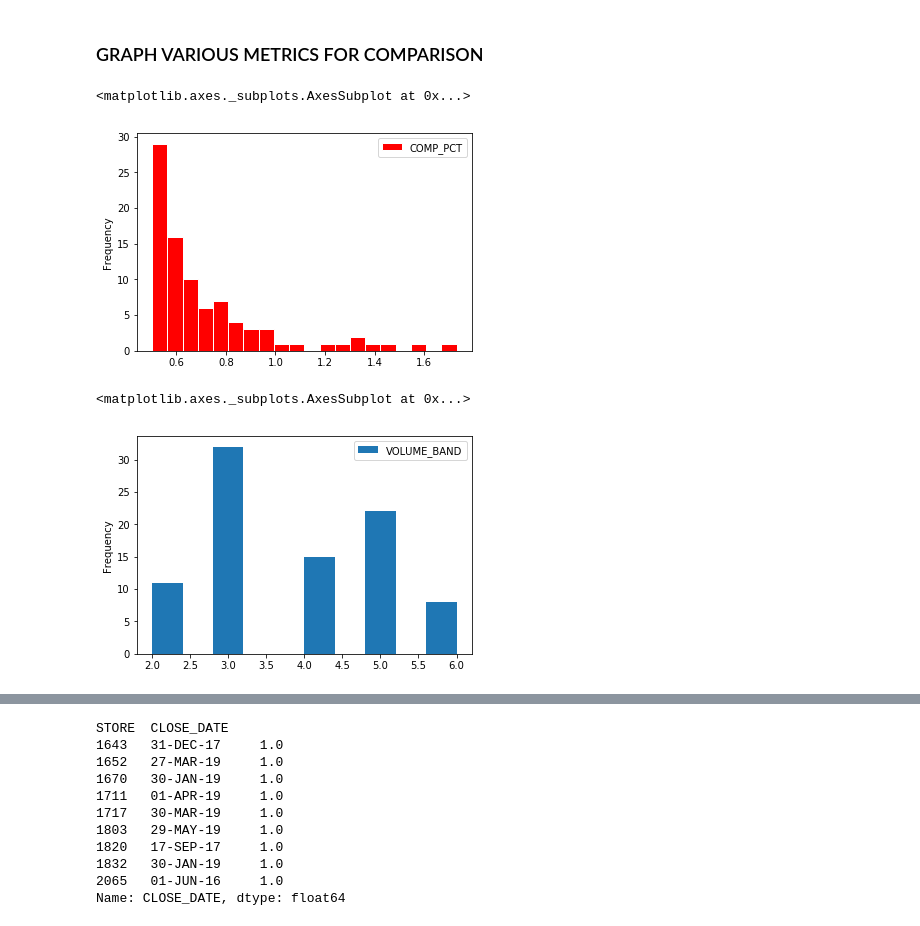
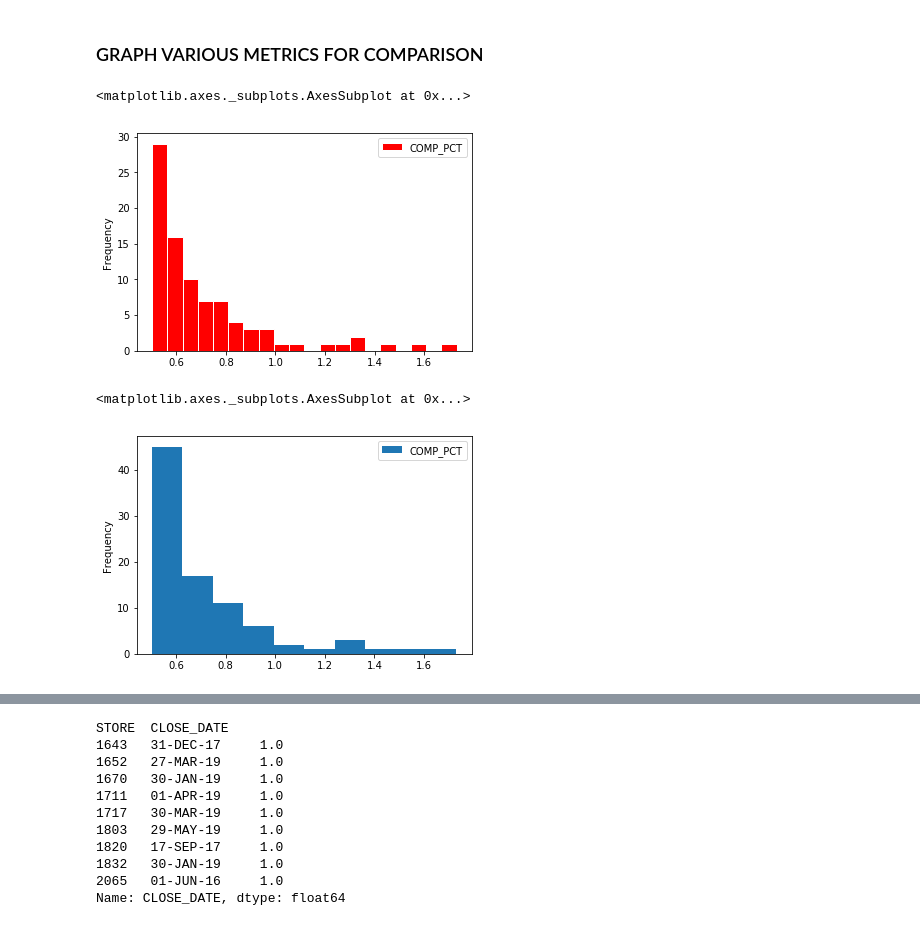
Before and after one commit to RakshandaKaukab05/Percent-comp-increase-sandals, a Jupyter notebook: MB_genesco_C.ipynb, the cells around one changed output, grey strips where cells are left out. Cells and saved outputs as stored; diff of their text form; code cells hidden in the pictures.

```diff
--- a/MB_genesco_C.ipynb
+++ b/MB_genesco_C.ipynb
@@ -212,4 +266,4 @@ fiscal_gb.head()
 # %%
-fiscal_gb = fiscal_gb.reset_index()
-fiscal_gb.head()
+fiscal_reset = fiscal_gb.reset_index()
+fiscal_reset.head()
 # %% [output]
@@ -221,0 +276,3 @@ fiscal_gb.head()
+# %%
+fiscal_reset['WEEK_END_DATE'] = pd.to_datetime(fiscal_reset['WEEK_END_DATE'])
+fiscal_reset.head()
@@ -221,0 +288,4 @@ fiscal_gb.head()
+# %%
+fiscal_reset['COMP_STRAK_DIFF'] = fiscal_reset['COMP_PCT'] - fiscal_reset['STRAK_COMP_TRAFFIC_DELTA']
+fy = fiscal_reset.sort_values(by = 'FISCAL_YEAR')
+fy.head()
@@ -221,0 +435,19 @@ fiscal_gb.head()
+# %%
+table = pd.pivot_table(fy, values=['COMP_PCT', 'COMP_STRAK_DIFF', 'SPECIAL_ORDER_PCT_TO_SLS', 'PAYROLL_PCT', 'STRAK_CONVERSION_PCT'], index=['CLASS'],
+                     aggfunc={'COMP_PCT': 'mean',
+                             'COMP_STRAK_DIFF': 'mean',
+                              'SPECIAL_ORDER_PCT_TO_SLS': 'mean',
+                             'PAYROLL_PCT': 'mean',
+                             'STRAK_CONVERSION_PCT':"mean"})
+
+
+
+
+table.plot(kind='line', subplots=True)
+
+plt.title('')
+plt.ylabel('')
+plt.xlabel('CLASS')
+plt.xticks(np.arange(5), ('CLASS'))
+plt.show()
+plt.rcParams["figure.figsize"] = (20,20)
@@ -244,13 +521,13 @@ fiscal_years.head()
 # %% [markdown]
 ### GRAPH VARIOUS METRICS FOR COMPARISON
 # %%
-fiscal_gb.reset_index().plot(x='FISCAL_YEAR', y='COMP_PCT', kind='hist', bins=20, ec='white', color='red')
+fiscal_reset.plot(x='FISCAL_YEAR', y='COMP_PCT', kind='hist', bins=20, ec='white', color='red')
 #fiscal_years.plot(x='index', y='VOLUME_BAND', kind='scatter')
 # %% [output]
 <matplotlib.axes._subplots.AxesSubplot at 0x...>
-[figure, old version]
+[figure, new version]
 # %%
-fiscal_gb.plot(x='STORE', y='VOLUME_BAND', kind='hist')
+fiscal_reset.plot(x='STORE', y='COMP_PCT', kind='hist')
 # %% [output]
 <matplotlib.axes._subplots.AxesSubplot at 0x...>
-[figure, old version]
+[figure, new version]
```
Also changed, not shown: parts of 69 cells of this notebook.
